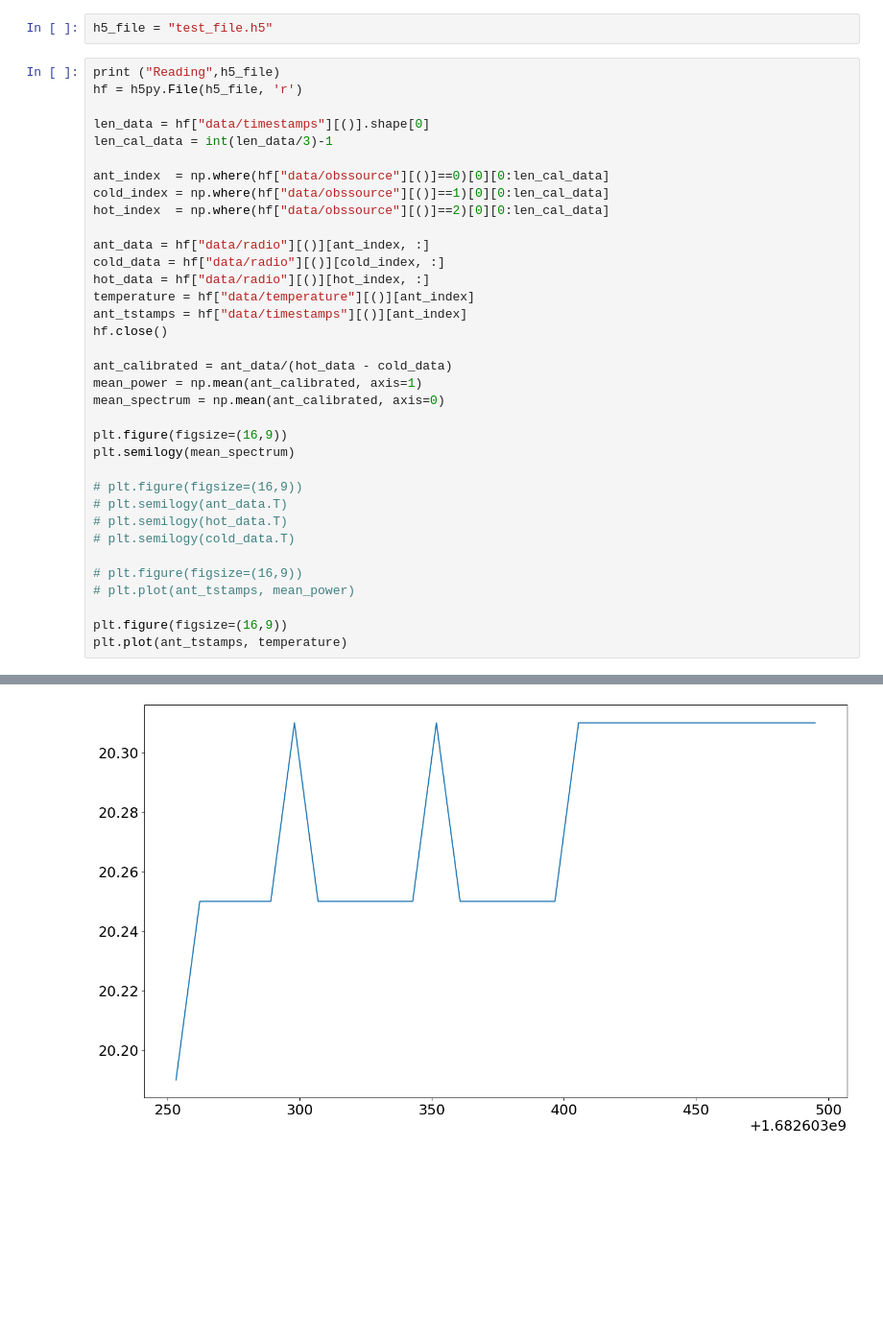
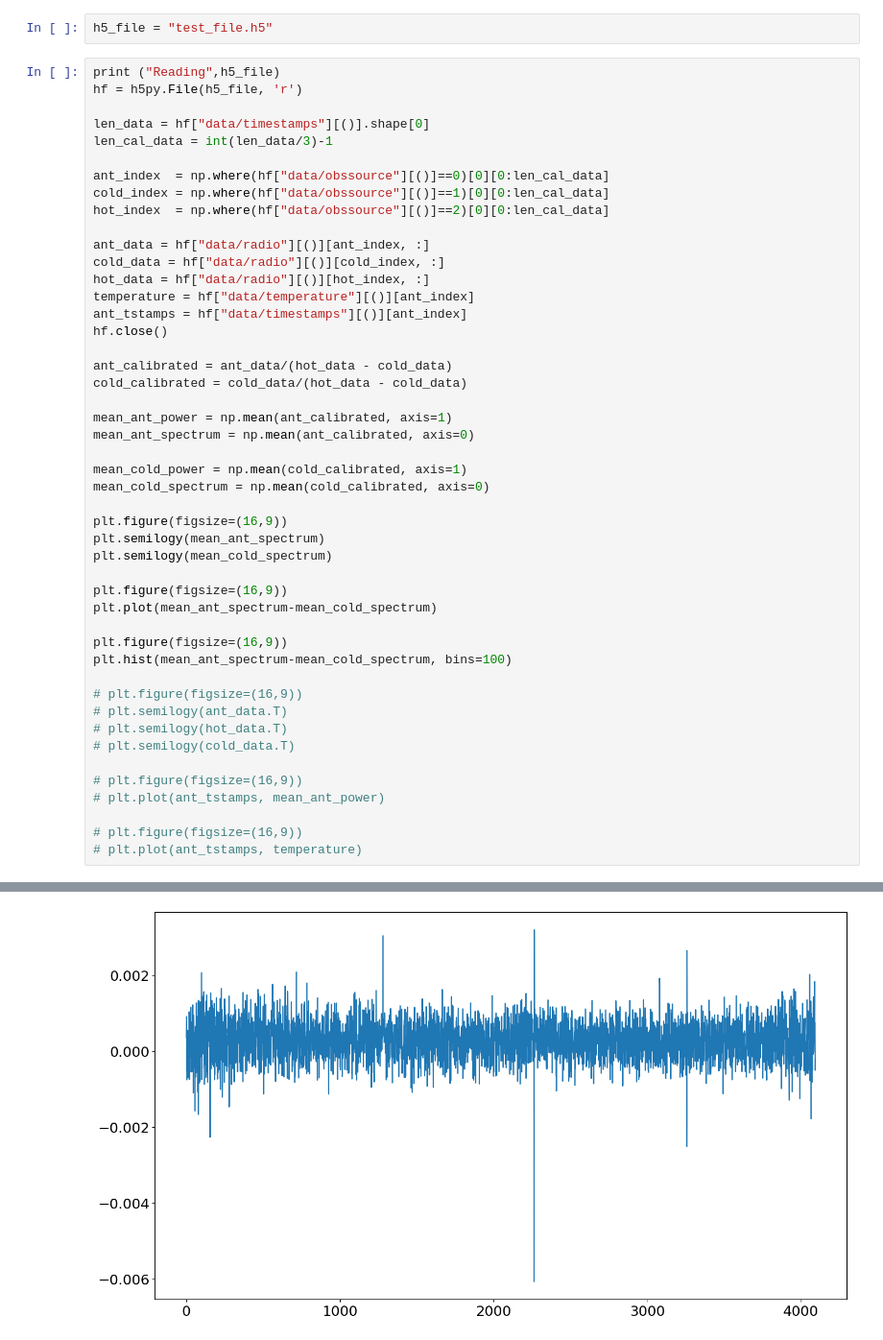
Before and after one commit to jnthek/amateur_astronomy, a Jupyter notebook: diy_radiometer/Test_hdf5_read.ipynb, the cells around one changed output, grey strips where cells are left out. Shown: that part at 96% size. Cells and saved outputs as stored; diff of their text form; blank space fills up the shorter version.

```diff
--- a/diy_radiometer/Test_hdf5_read.ipynb
+++ b/diy_radiometer/Test_hdf5_read.ipynb
@@ -26,11 +26,23 @@ ant_tstamps = hf["data/timestamps"][()][ant_index]
 hf.close()
 
 ant_calibrated = ant_data/(hot_data - cold_data)
-mean_power = np.mean(ant_calibrated, axis=1)
-mean_spectrum = np.mean(ant_calibrated, axis=0)
+cold_calibrated = cold_data/(hot_data - cold_data)
+
+mean_ant_power = np.mean(ant_calibrated, axis=1)
+mean_ant_spectrum = np.mean(ant_calibrated, axis=0)
+
+mean_cold_power = np.mean(cold_calibrated, axis=1)
+mean_cold_spectrum = np.mean(cold_calibrated, axis=0)
 
 plt.figure(figsize=(16,9))
-plt.semilogy(mean_spectrum)
+plt.semilogy(mean_ant_spectrum)
+plt.semilogy(mean_cold_spectrum)
+
+plt.figure(figsize=(16,9))
+plt.plot(mean_ant_spectrum-mean_cold_spectrum)
+
+plt.figure(figsize=(16,9))
+plt.hist(mean_ant_spectrum-mean_cold_spectrum, bins=100)
 
 # plt.figure(figsize=(16,9))
 # plt.semilogy(ant_data.T)
@@ -38,9 +50,9 @@ plt.semilogy(mean_spectrum)
 # plt.semilogy(cold_data.T)
 
 # plt.figure(figsize=(16,9))
-# plt.plot(ant_tstamps, mean_power)
+# plt.plot(ant_tstamps, mean_ant_power)
 
-plt.figure(figsize=(16,9))
-plt.plot(ant_tstamps, temperature)
+# plt.figure(figsize=(16,9))
+# plt.plot(ant_tstamps, temperature)
 # %% [output]
 Reading test_file.h5
@@ -49 +77 @@ Reading test_file.h5
-[figure, old version]
+[figure, new version]
```
Also changed, not shown: parts of 1 cell of this notebook.
